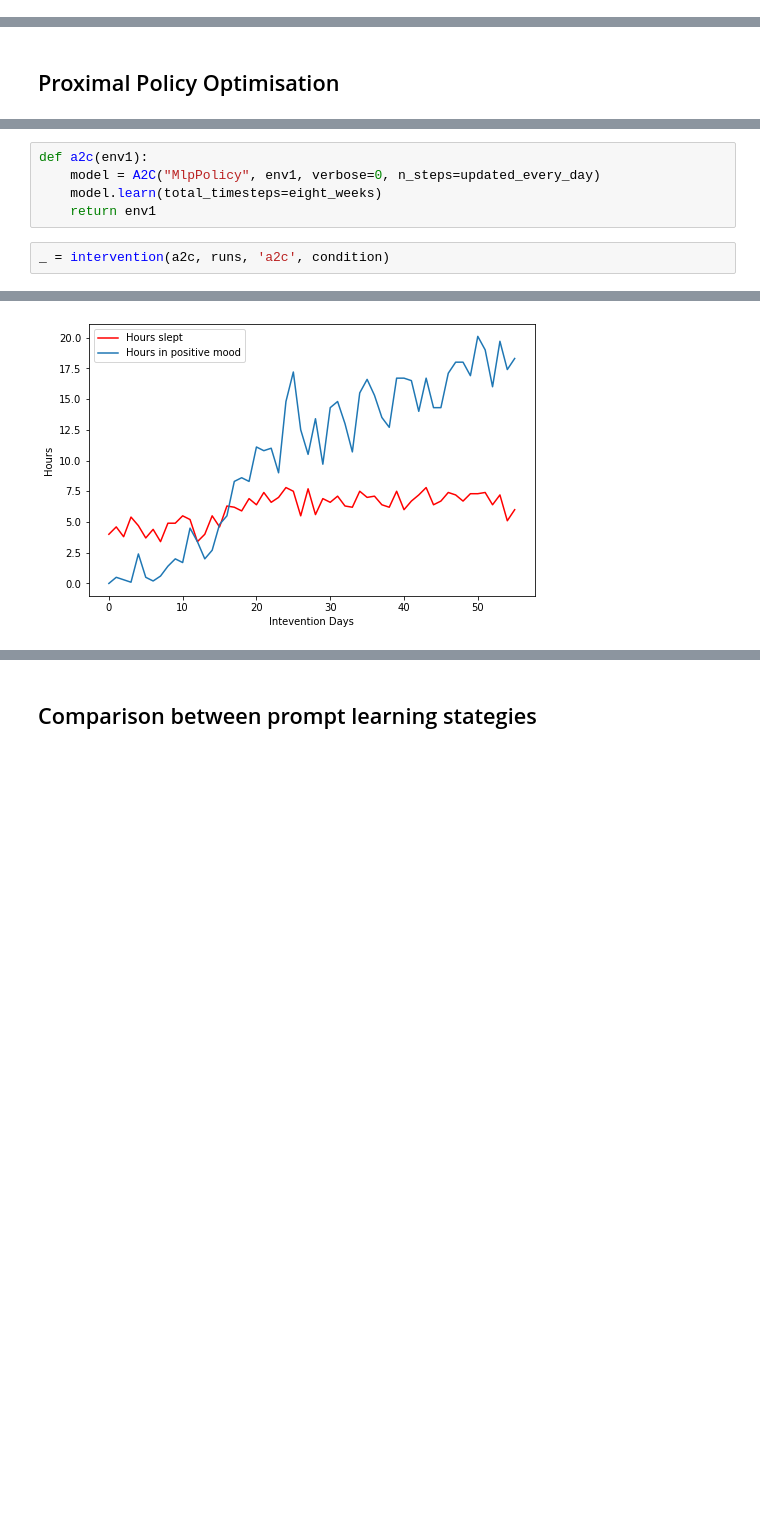
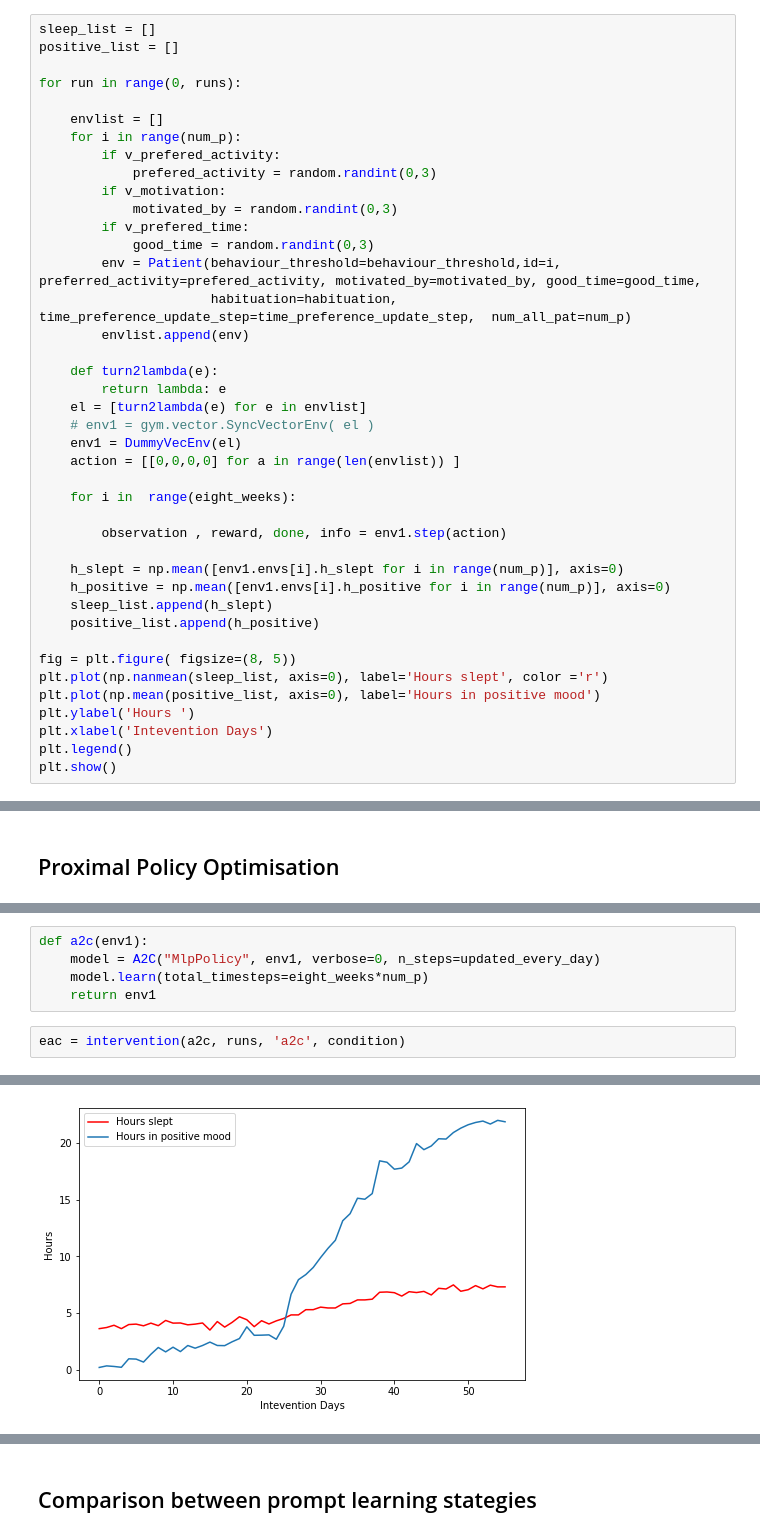
Before and after one commit to Antollo/capable-rl4vc, a Jupyter notebook: RLapproaches_comparison.ipynb, the cells around one changed output, grey strips where cells are left out. Saved outputs shown, nothing was run; the diff lists cells and outputs as text; blank space fills up the shorter version.

```diff
--- a/RLapproaches_comparison.ipynb
+++ b/RLapproaches_comparison.ipynb
@@ -72,0 +75,41 @@ plt.show()
+# %%
+sleep_list = []
+positive_list = []
+
+for run in range(0, runs):
+
+    envlist = []
+    for i in range(num_p):
+        if v_prefered_activity:
+            prefered_activity = random.randint(0,3)
+        if v_motivation:
+            motivated_by = random.randint(0,3)
+        if v_prefered_time:
+            good_time = random.randint(0,3)
+        env = Patient(behaviour_threshold=behaviour_threshold,id=i, preferred_activity=prefered_activity, motivated_by=motivated_by, good_time=good_time,
+                      habituation=habituation, time_preference_update_step=time_preference_update_step,  num_all_pat=num_p)
+        envlist.append(env)
+
+    def turn2lambda(e):
+        return lambda: e
+    el = [turn2lambda(e) for e in envlist]
+    # env1 = gym.vector.SyncVectorEnv( el )
+    env1 = DummyVecEnv(el)
+    action = [[0,0,0,0] for a in range(len(envlist)) ]
+
+    for i in  range(eight_weeks):
+
+        observation , reward, done, info = env1.step(action)
+
+    h_slept = np.mean([env1.envs[i].h_slept for i in range(num_p)], axis=0)
+    h_positive = np.mean([env1.envs[i].h_positive for i in range(num_p)], axis=0)
+    sleep_list.append(h_slept)
+    positive_list.append(h_positive)
+
+fig = plt.figure( figsize=(8, 5))
+plt.plot(np.nanmean(sleep_list, axis=0), label='Hours slept', color ='r')
+plt.plot(np.mean(positive_list, axis=0), label='Hours in positive mood')
+plt.ylabel('Hours ')
+plt.xlabel('Intevention Days')
+plt.legend()
+plt.show()
@@ -294,9 +414,9 @@ rr_ppo_list, not_ppo_list, fppo = get_rr_and_notification('ppo', runs, condition
 # %%
 def a2c(env1):
     model = A2C("MlpPolicy", env1, verbose=0, n_steps=updated_every_day)
-    model.learn(total_timesteps=eight_weeks)
+    model.learn(total_timesteps=eight_weeks*num_p)
     return env1
 # %%
-_ = intervention(a2c, runs, 'a2c', condition)
+eac = intervention(a2c, runs, 'a2c', condition)
 # %% [output]
 This figures include runs in which no prompt resulted in the activity being performed
@@ -304 +424 @@ This figures include runs in which no prompt resulted in the activity being perf
-[figure, old version]
+[figure, new version]
```
Also changed, not shown: parts of 49 cells of this notebook.
